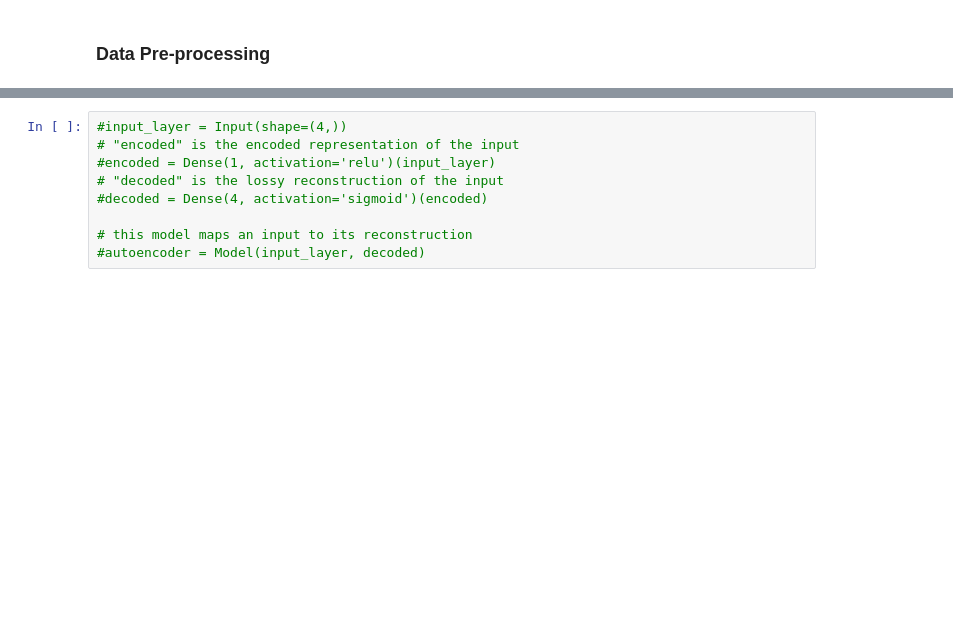
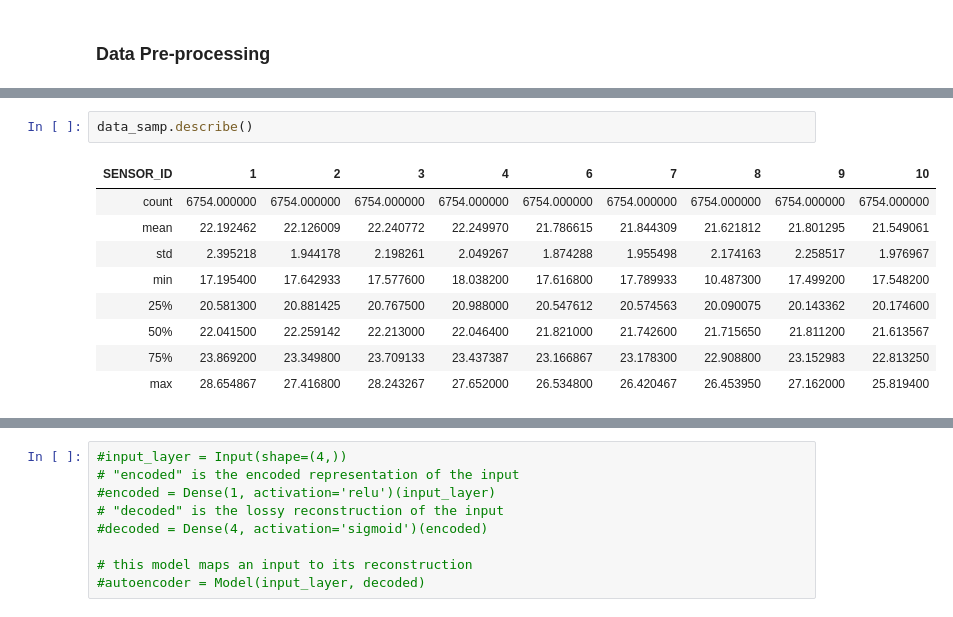
Before and after one commit to nwhitehead1/SensorAnomalyDetection, a Jupyter notebook: final_project.ipynb, the cells around one changed output, grey strips where cells are left out. Cells and saved outputs as stored; diff of their text form; blank space fills up the shorter version.

```diff
--- a/final_project.ipynb
+++ b/final_project.ipynb
@@ -149,0 +146,12 @@ As a sample, let us show timeseries plots for Temperature over our time window:
+# %%
+data_samp.describe()
+# %% [output]
+| SENSOR_ID | 1 | 2 | 3 | 4 | 6 | 7 | 8 | 9 | 10 |
+| count | 6754.000000 | 6754.000000 | 6754.000000 | 6754.000000 | 6754.000000 | 6754.000000 | 6754.000000 | 6754.000000 | 6754.000000 |
+| mean | 22.192462 | 22.126009 | 22.240772 | 22.249970 | 21.786615 | 21.844309 | 21.621812 | 21.801295 | 21.549061 |
+| std | 2.395218 | 1.944178 | 2.198261 | 2.049267 | 1.874288 | 1.955498 | 2.174163 | 2.258517 | 1.976967 |
+| min | 17.195400 | 17.642933 | 17.577600 | 18.038200 | 17.616800 | 17.789933 | 10.487300 | 17.499200 | 17.548200 |
+| 25% | 20.581300 | 20.881425 | 20.767500 | 20.988000 | 20.547612 | 20.574563 | 20.090075 | 20.143362 | 20.174600 |
+| 50% | 22.041500 | 22.259142 | 22.213000 | 22.046400 | 21.821000 | 21.742600 | 21.715650 | 21.811200 | 21.613567 |
+| 75% | 23.869200 | 23.349800 | 23.709133 | 23.437387 | 23.166867 | 23.178300 | 22.908800 | 23.152983 | 22.813250 |
+| max | 28.654867 | 27.416800 | 28.243267 | 27.652000 | 26.534800 | 26.420467 | 26.453950 | 27.162000 | 25.819400 |
```
Also changed, not shown: parts of 57 cells of this notebook.
